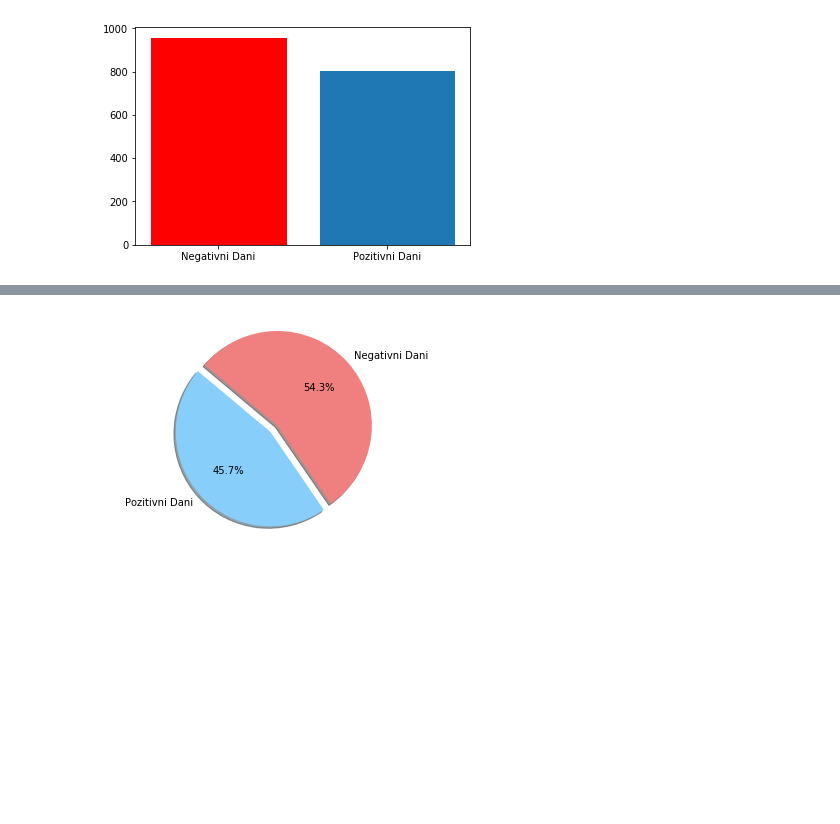
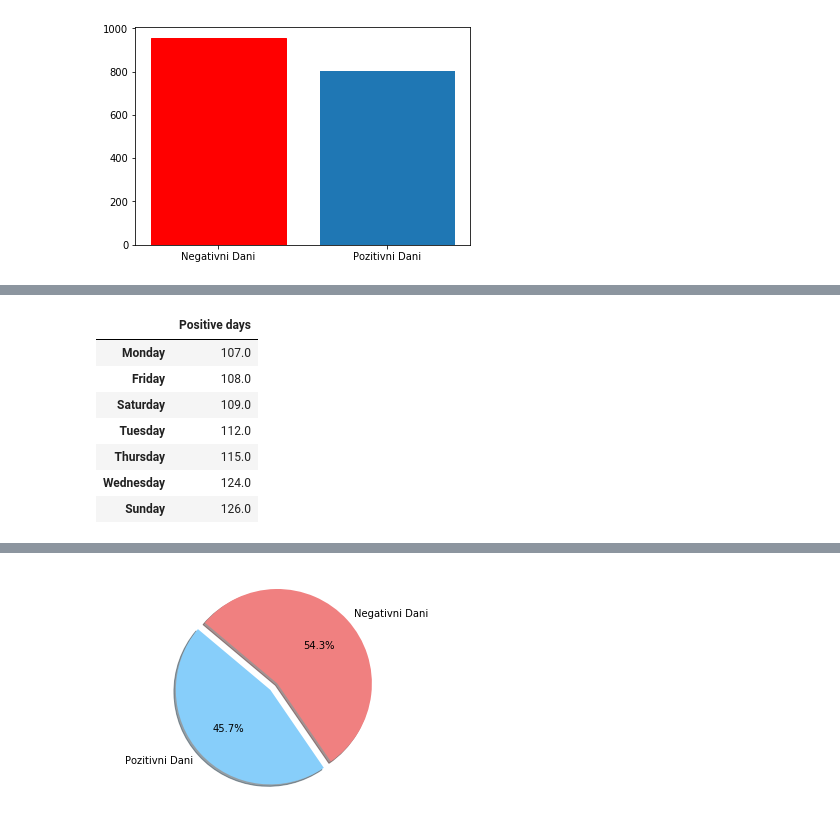
Before and after one commit to antisaa/MS-cryptocurrency, a Jupyter notebook: biljeznica.ipynb, the cells around one changed output, grey strips where cells are left out. Cells and saved outputs as stored; diff of their text form; code cells hidden in the pictures; blank space fills up the shorter version.

```diff
--- a/biljeznica.ipynb
+++ b/biljeznica.ipynb
@@ -297,4 +305,0 @@ Alice Mary 2
-# %%
-genesisBlock = Block(0, getMeTime(),"",["First block"])
-genesisBlock.hashMe()
-genesisBlock.hash
@@ -396,4 +580,4 @@ plt.plot(btcLis,bitcoin.Open.values)
 [<matplotlib.lines.Line2D at 0x...>]
 [figure]
 # %%
-bitcoin.Open.values-bitcoin.Close.values
+pozitivniDani = bitcoin.Open.values-bitcoin.Close.values
@@ -402,2 +583,0 @@ array([-171.9 , -672.7 ,  571.6 , ...,    5.  ,  -10.1 ,    1.09])
-# %%
-pozitivniDani = bitcoin.Open.values-test.Close.values
@@ -417,3 +591,15 @@ barlist[1].set_color('r')
 plt.show()
 # %% [output]
 [figure]
+# %%
+import calendar
+
+stat=[]
+dayOfWeek =[]
+for it,item in enumerate(btcLis):
+    #print(item)
+    poz=0
+    #dayOfWeek.append(calendar.day_name[item.weekday()])
+    if(pozitivniDani[it]>0): poz=1
+    stat.append((calendar.day_name[item.weekday()],poz))
+stat
@@ -419,0 +624,38 @@ plt.show()
+# %%
+s = pd.Series(dayOfWeek)
+s
+dayInWeek=[
+ 'Sunday',
+ 'Saturday',
+ 'Friday',
+ 'Thursday',
+ 'Wednesday',
+ 'Tuesday',
+ 'Monday',]
+cnt= np.zeros(7)
+positive=dict(zip(dayInWeek,cnt))
+negative=dict(zip(dayInWeek,cnt))
+
+for s in stat:
+    if(s[1]>0):
+        positive[s[0]] +=1
+    else:
+        negative[s[0]] +=1
+
+negativList=[]
+positLis = []
+for i in dayInWeek:
+    negativList.append(positive[i])
+    positLis.append(negative[i])
+pos = pd.DataFrame(negativList,columns=['Positive days'],index=dayInWeek)
+sor=pos.sort_values(by='Positive days')
+sor
+# %% [output]
+|  | Positive days |
+| Monday | 107.0 |
+| Friday | 108.0 |
+| Saturday | 109.0 |
+| Tuesday | 112.0 |
+| Thursday | 115.0 |
+| Wednesday | 124.0 |
+| Sunday | 126.0 |
```
Also changed, not shown: parts of 58 cells of this notebook, 1 other file.
